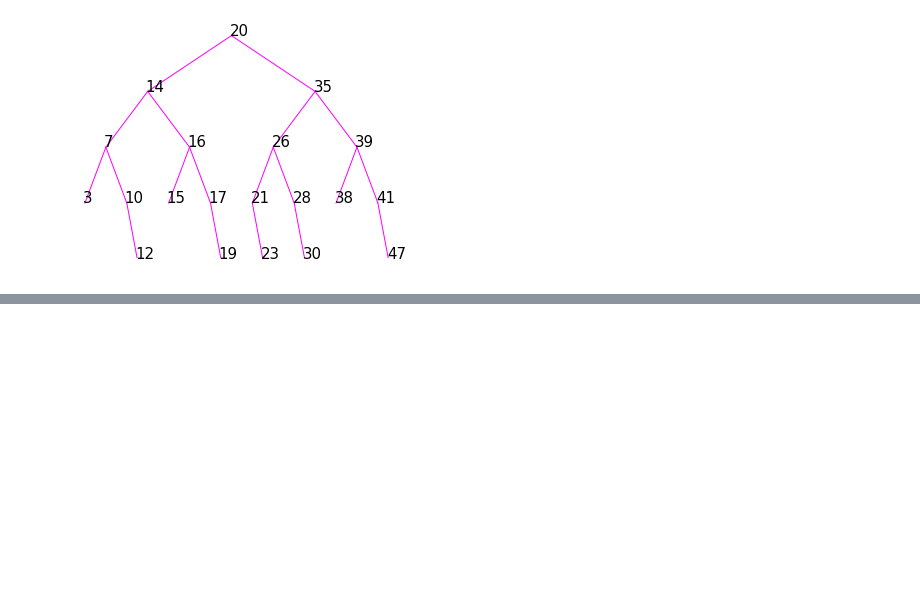
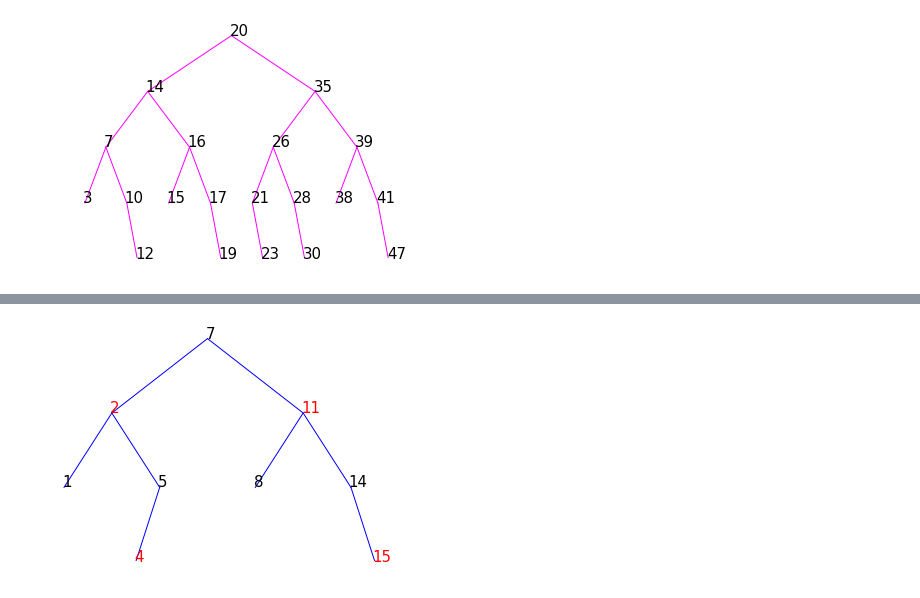
Before and after one commit to IsabellKonrad/binarySearchTree, a Jupyter notebook: bstDemo.ipynb, the cells around one changed output, grey strips where cells are left out. Cells and saved outputs as stored; diff of their text form; code cells hidden in the pictures; blank space fills up the shorter version.

```diff
--- a/bstDemo.ipynb
+++ b/bstDemo.ipynb
@@ -28,0 +54,5 @@ bst.treeplot(T2)
+# %%
+t2.insert(n4)
+rbt.treeplot(t2)
+# %% [output]
+[figure, added]
```
Also changed, not shown: parts of 5 cells of this notebook.
